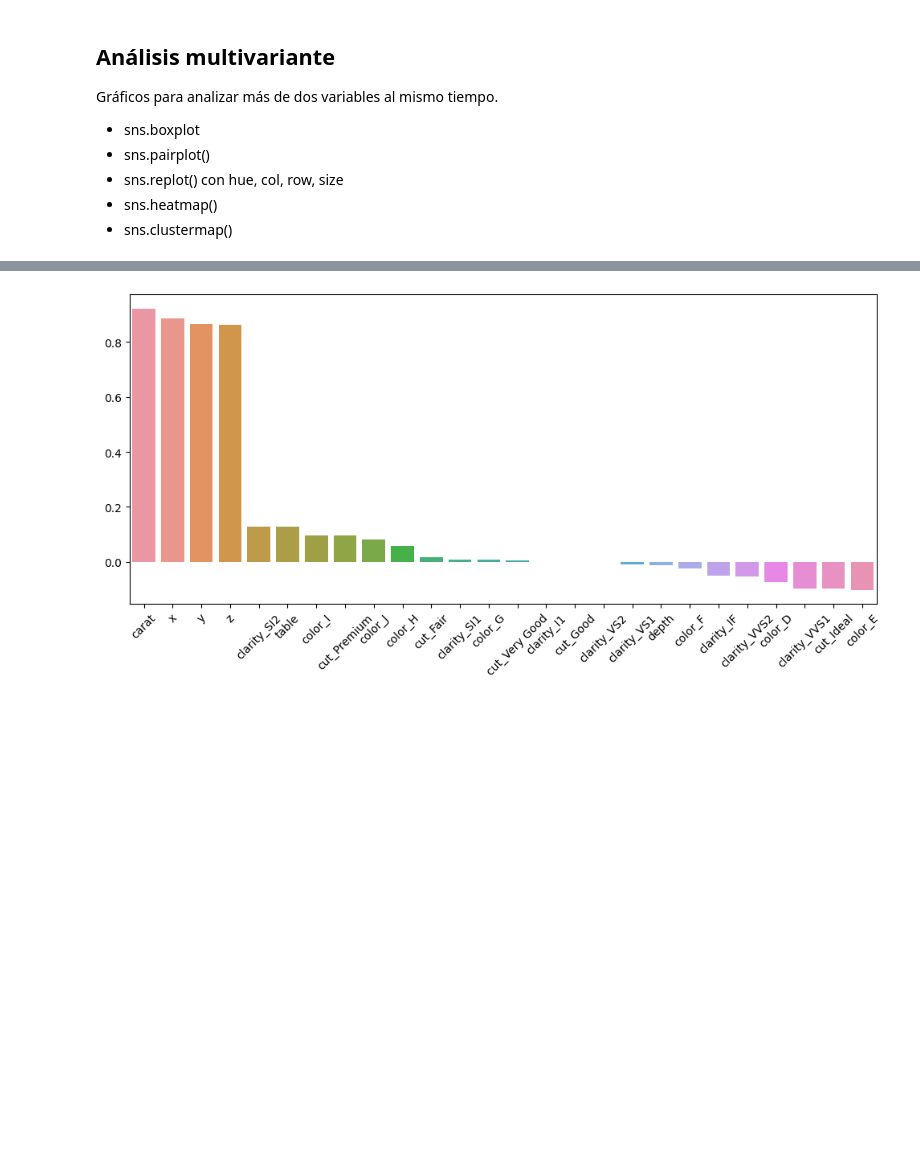
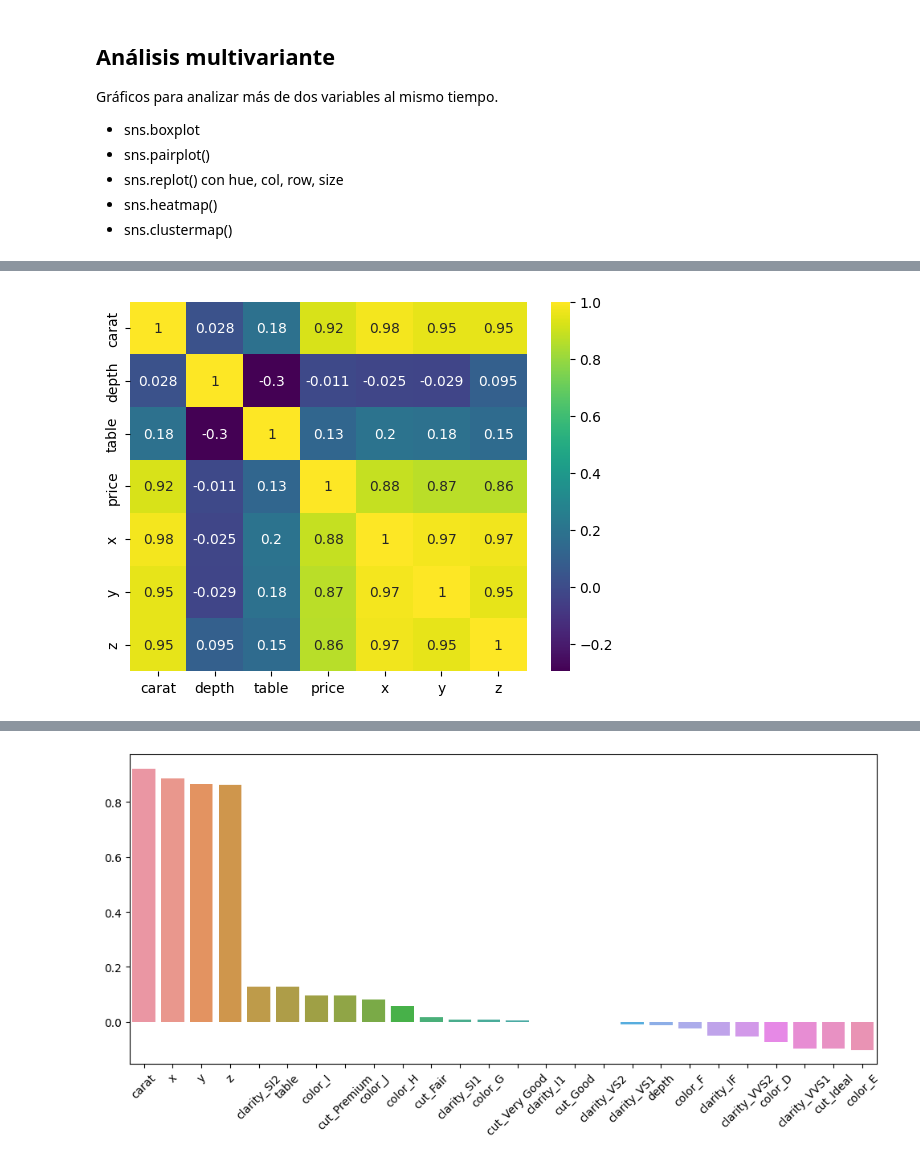
Before and after one commit to Jholman-Andres-Cuartas/curso_analisis_Jholman_cuartas, a Jupyter notebook: m5-visualizacion/seaborn/Notebooks/3.Seaborn_diamonds.ipynb, the cells around one changed output, grey strips where cells are left out. Cells and saved outputs as stored; diff of their text form; code cells hidden in the pictures; blank space fills up the shorter version.

```diff
--- a/m5-visualizacion/seaborn/Notebooks/3.Seaborn_diamonds.ipynb
+++ b/m5-visualizacion/seaborn/Notebooks/3.Seaborn_diamonds.ipynb
@@ -298,0 +304,6 @@ sns.catplot(data=df, x='color', y='price', col='cut',kind='point')
+# %%
+# sns.heatmap
+df_corr = df.corr(numeric_only=True)
+sns.heatmap(df_corr, annot=True, cmap='viridis');
+# %% [output]
+[figure, added]
```
Also changed, not shown: parts of 26 cells of this notebook, 21 other files.
